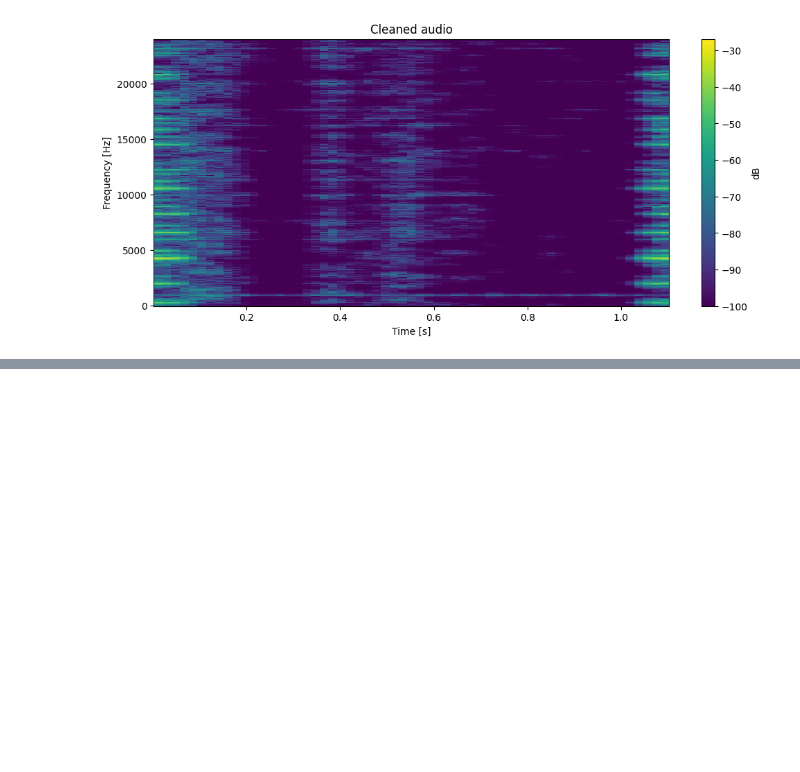
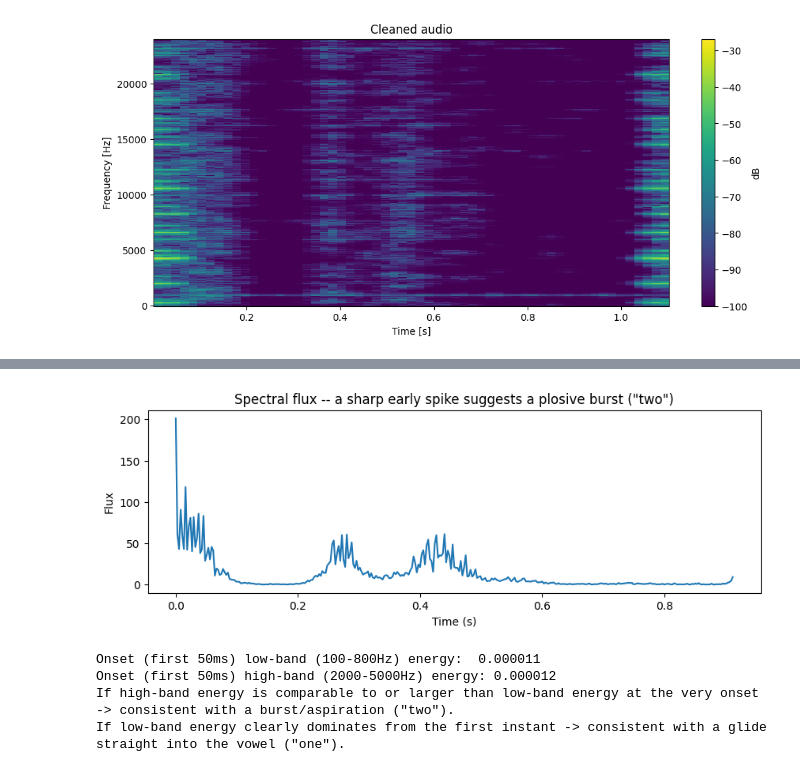
Before and after one commit to NeSma237/task-5-MIA, a Jupyter notebook: notebookb618daac32.ipynb, the cells around one changed output, grey strips where cells are left out. Saved outputs shown, nothing was run; the diff lists cells and outputs as text; code cells hidden in the pictures; blank space fills up the shorter version.

```diff
--- a/notebookb618daac32.ipynb
+++ b/notebookb618daac32.ipynb
@@ -138,0 +208,19 @@ Audio('final_cleaned_audio.wav')
+# %%
+# --- Slowed-down playback (pitch-preserving) to help your ear parse the word ---
+import librosa
+
+word_f32 = word_region.astype(np.float32)
+slow_07 = librosa.effects.time_stretch(word_f32, rate=0.7)
+slow_05 = librosa.effects.time_stretch(word_f32, rate=0.5)
+
+sf.write('word_isolated.wav', word_region, sr)
+sf.write('word_slow_0.7x.wav', slow_07, sr)
+sf.write('word_slow_0.5x.wav', slow_05, sr)
+
+from IPython.display import Audio, display
+print('Normal speed (isolated + renormalized):')
+display(Audio('word_isolated.wav'))
+print('0.7x speed:')
+display(Audio('word_slow_0.7x.wav'))
+print('0.5x speed:')
+display(Audio('word_slow_0.5x.wav'))
@@ -138,0 +234,31 @@ Audio('final_cleaned_audio.wav')
+# %%
+# --- Onset check: broadband burst ("two") vs smooth low-frequency ramp ("one") ---
+D = np.abs(librosa.stft(word_f32, n_fft=512, hop_length=128))
+flux = np.sum(np.diff(D, axis=1).clip(min=0), axis=0)  # spectral flux
+flux_times = librosa.frames_to_time(np.arange(len(flux)), sr=sr, hop_length=128)
+
+plt.figure(figsize=(10,3))
+plt.plot(flux_times, flux)
+plt.title('Spectral flux -- a sharp early spike suggests a plosive burst ("two")')
+plt.xlabel('Time (s)'); plt.ylabel('Flux')
+plt.show()
+
+# Also compare energy in a low band (typical of the 'w' glide / vowel body
+# of 'one') vs a broader band (burst + aspiration noise of 't' in 'two')
+# right at the very start of the isolated region:
+onset_win = word_region[:int(0.05*sr)]
+f4, Pxx = signal.welch(onset_win, sr, nperseg=min(256, len(onset_win)))
+low_energy  = Pxx[(f4 >= 100) & (f4 <= 800)].sum()
+high_energy = Pxx[(f4 >= 2000) & (f4 <= 5000)].sum()
+print(f'Onset (first 50ms) low-band (100-800Hz) energy:  {low_energy:.6f}')
+print(f'Onset (first 50ms) high-band (2000-5000Hz) energy: {high_energy:.6f}')
+print('If high-band energy is comparable to or larger than low-band energy '
+      'at the very onset -> consistent with a burst/aspiration ("two").')
+print('If low-band energy clearly dominates from the first instant -> '
+      'consistent with a glide straight into the vowel ("one").')
+# %% [output]
+[figure, added]
+Onset (first 50ms) low-band (100-800Hz) energy:  0.000011
+Onset (first 50ms) high-band (2000-5000Hz) energy: 0.000012
+If high-band energy is comparable to or larger than low-band energy at the very onset -> consistent with a burst/aspiration ("two").
+If low-band energy clearly dominates from the first instant -> consistent with a glide straight into the vowel ("one").
```
Also changed, not shown: parts of 10 cells of this notebook.
